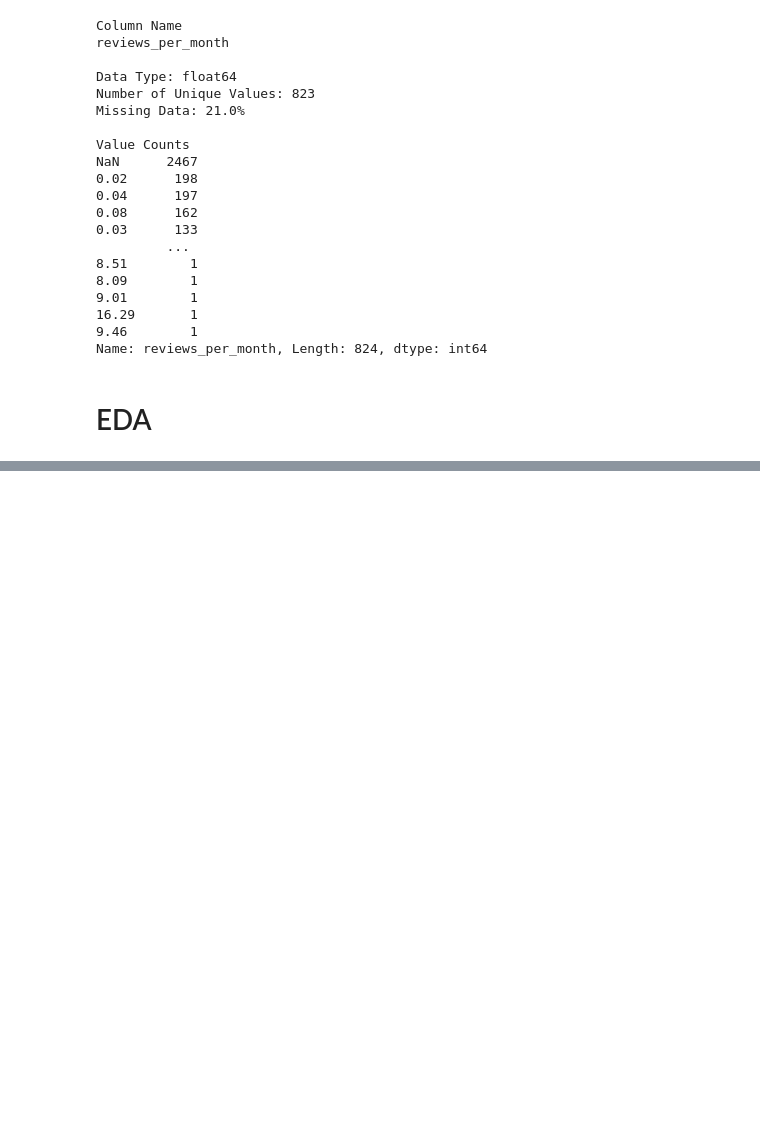
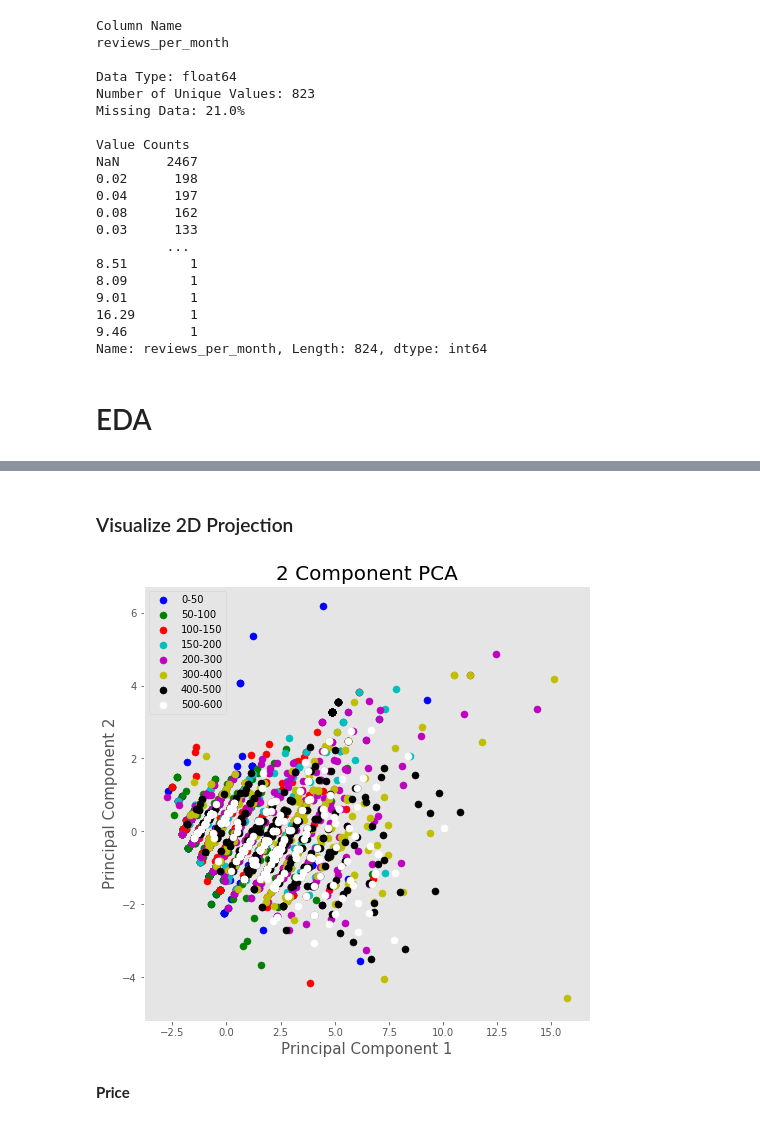
Before and after one commit to Z-Palamara/Capstone_1, a Jupyter notebook: Capstone 1- Data Cleaning and Pre-Processing.ipynb, the cells around one changed output, grey strips where cells are left out. Saved outputs shown, nothing was run; the diff lists cells and outputs as text; code cells hidden in the pictures; blank space fills up the shorter version.

```diff
--- a/Capstone 1- Data Cleaning and Pre-Processing.ipynb
+++ b/Capstone 1- Data Cleaning and Pre-Processing.ipynb
@@ -1535,0 +1628,3 @@ plt.show()
+# %%
+finalDf = pd.concat([principalDf, df_num[['price_binned']]], axis = 1)
+finalDf.head(5)
@@ -1535,0 +1638,26 @@ plt.show()
+# %% [markdown]
+### Visualize 2D Projection
+# %%
+fig = plt.figure(figsize = (8,8))
+ax = fig.add_subplot(1,1,1)
+ax.set_xlabel('Principal Component 1', fontsize = 15)
+ax.set_ylabel('Principal Component 2', fontsize = 15)
+ax.set_title('2 Component PCA', fontsize = 20)
+
+
+targets = ['0-50','50-100','100-150','150-200',
+           '200-300','300-400','400-500','500-600']
+
+colors = ['b', 'g', 'r', 'c', 'm', 'y', 'k', 'w']
+for target, color in zip(targets,colors):
+    indicesToKeep = finalDf['price_binned'] == target
+    ax.scatter(finalDf.loc[indicesToKeep, 'principal component 1']
+               , finalDf.loc[indicesToKeep, 'principal component 2']
+               , c = color
+               , s = 50)
+ax.legend(targets)
+ax.grid()
+# %% [output]
+[figure, added]
+# %% [markdown]
+**Price**
```
Also changed, not shown: parts of 41 cells of this notebook.
